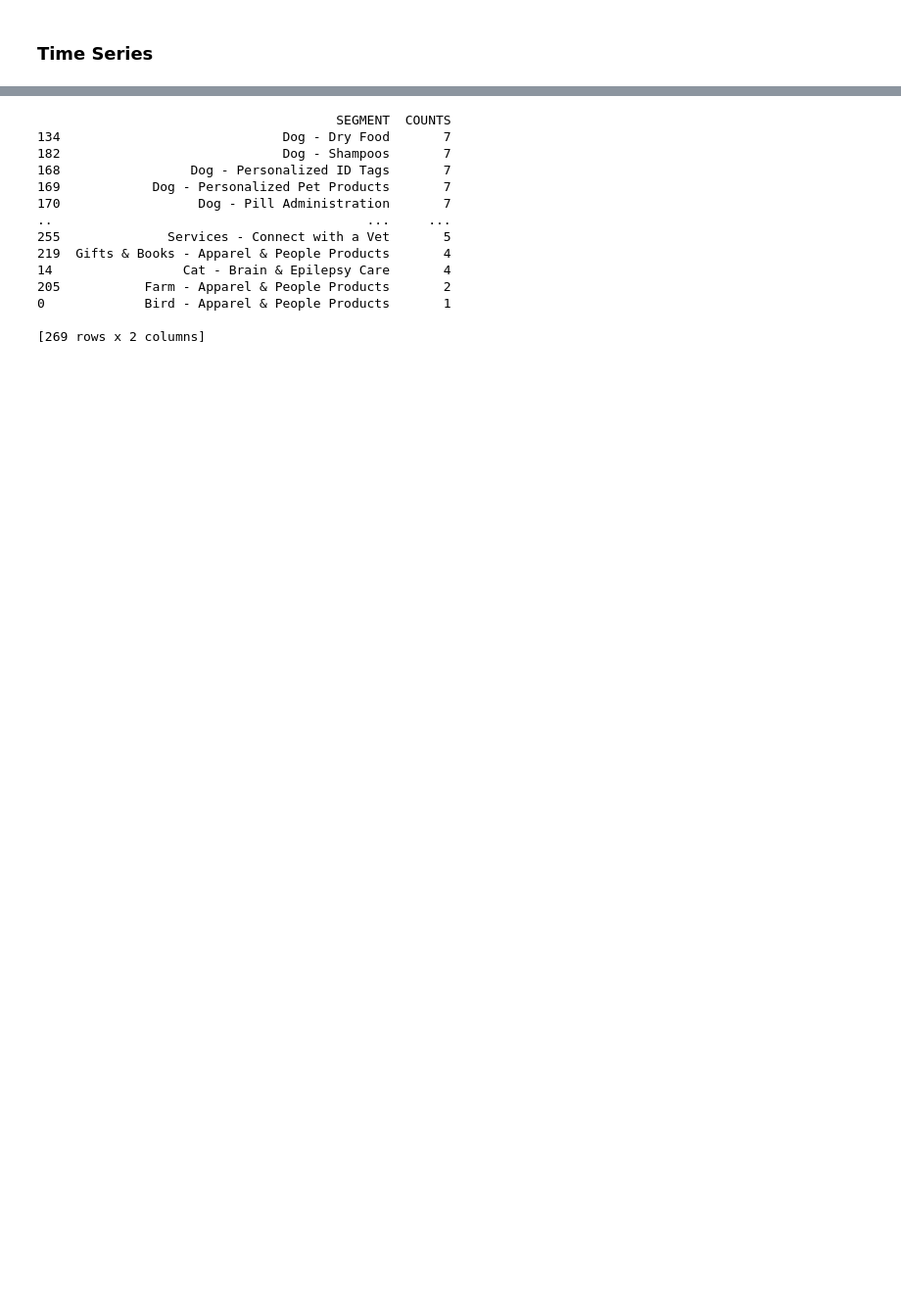
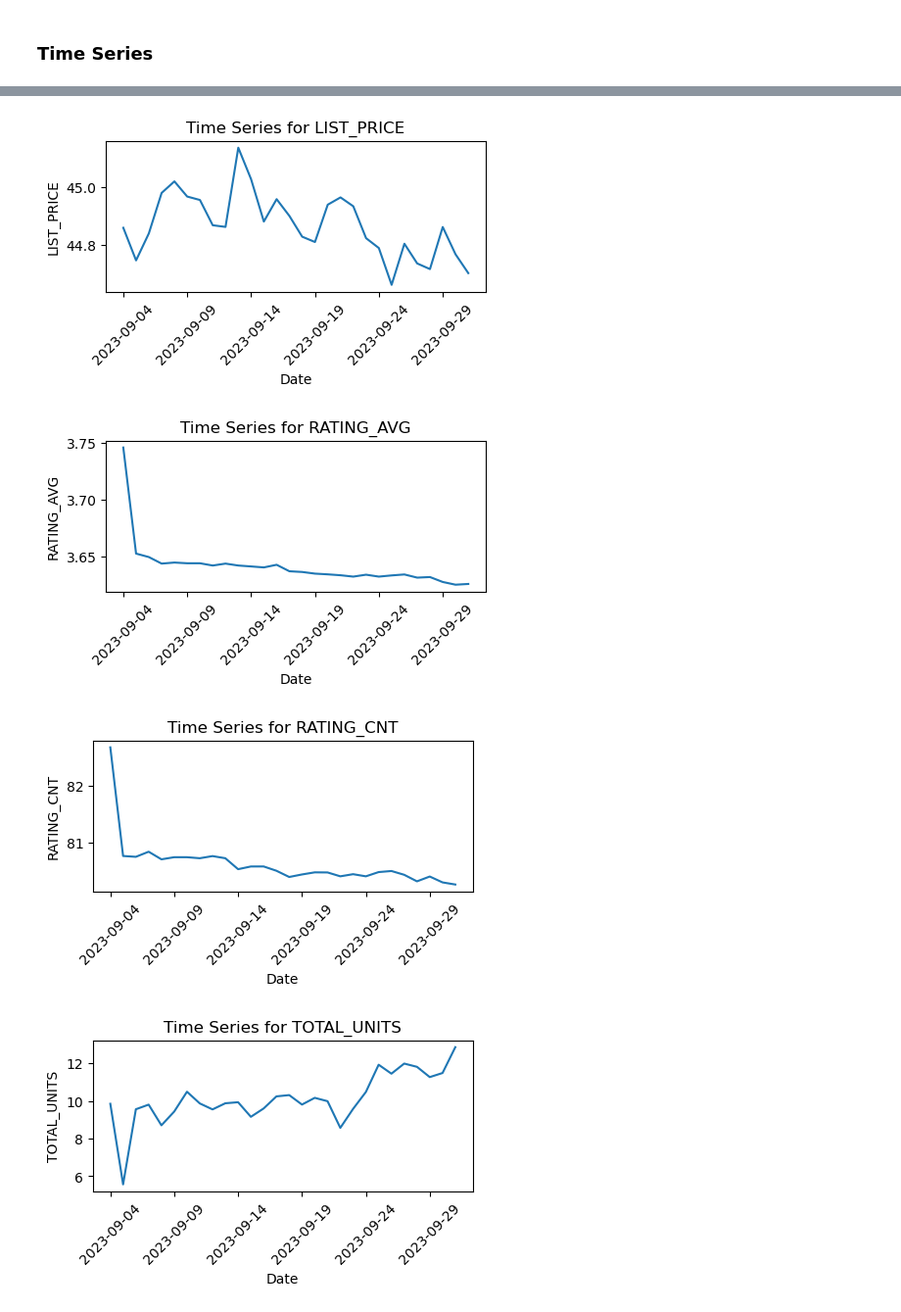
Before and after one commit to yli3-chwy/PulseGuard-Sales, a Jupyter notebook: notebooks/oneweek_Premium_eda.ipynb, the cells around one changed output, grey strips where cells are left out. Shown: that part at 98% size. Drawn from its saved outputs; the diff is of its cells as text; code cells hidden in the pictures; blank space fills up the shorter version.

Commit message:
EDA for one week Premium.

```diff
--- a/notebooks/oneweek_Premium_eda.ipynb
+++ b/notebooks/oneweek_Premium_eda.ipynb
@@ -148,24 +133,27 @@ segment_group_data
-# %%
-# Group by columns and calculate the size (counts)
-segment_counts = segment_group_data.groupby(['SEGMENT']).size().reset_index(name='COUNTS')
-
-# Sort the counts in descending order
-sorted_segment_counts = segment_counts.sort_values(by='COUNTS', ascending=False)
-
-# Display the sorted counts
-print(sorted_segment_counts)
-# %% [output]
-                                       SEGMENT  COUNTS
-134                             Dog - Dry Food       7
-182                             Dog - Shampoos       7
-168                 Dog - Personalized ID Tags       7
-169            Dog - Personalized Pet Products       7
-170                  Dog - Pill Administration       7
-..                                         ...     ...
-255              Services - Connect with a Vet       5
-219  Gifts & Books - Apparel & People Products       4
-14                 Cat - Brain & Epilepsy Care       4
-205           Farm - Apparel & People Products       2
-0             Bird - Apparel & People Products       1
-
-[269 rows x 2 columns]
+# %%
+metric_cols = [
+    'LIST_PRICE', 'RATING_AVG', 'RATING_CNT'
+    , 'TOTAL_UNITS', 'TOTAL_CURRENT_ON_HAND'
+    , 'NUM_DISTINCT_UNIQUE_VISIT_ID', 'TOTAL_DISTINCT_CUSTOMER_IDS'
+    , 'TOTAL_HIT_NUMBER', 'RECORD_HIT_NUMBER'
+]
+# %%
+# Create a time series plot for each metric
+for metric in metric_cols:
+    plt.figure(figsize=(5, 2))
+    one_week_data.groupby('PRICE_SNAPSHOT_DATE')[metric].mean().plot()
+    plt.title(f'Time Series for {metric}')
+    plt.xlabel('Date')
+    plt.ylabel(metric)
+    # Retrieve current y-axis labels
+    labels = [item.get_text() for item in plt.gca().get_xticklabels()]
+
+    # Set the y-axis labels with a 45-degree rotation
+    plt.gca().set_xticklabels(labels, rotation=45)
+
+    plt.show()
+# %% [output]
+[figure, added]
+[figure, added]
+[figure, added]
+[figure, added]
```
Also changed, not shown: parts of 26 cells of this notebook, 1 other file.
